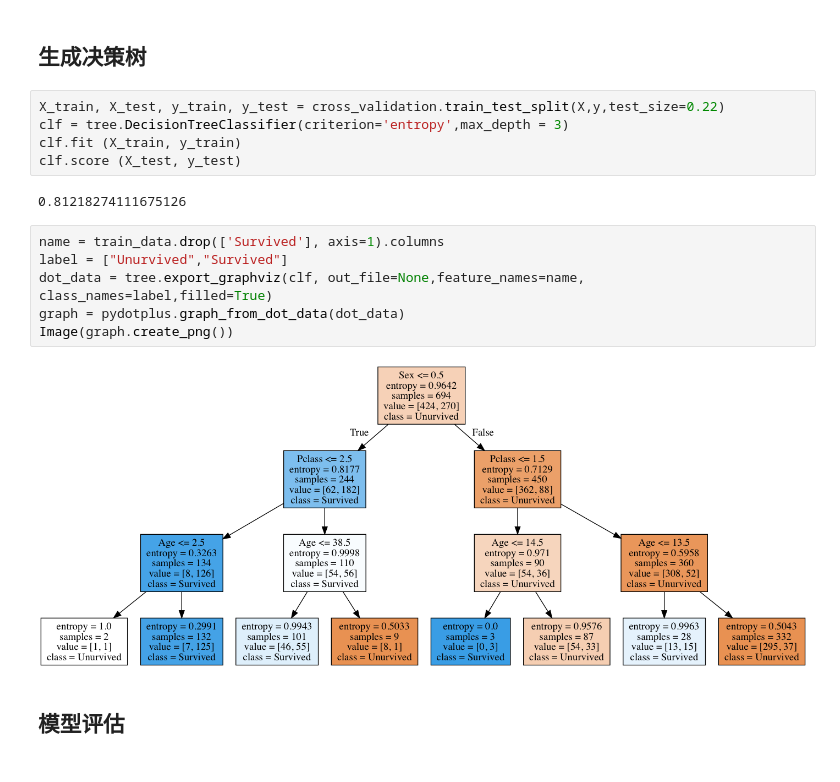
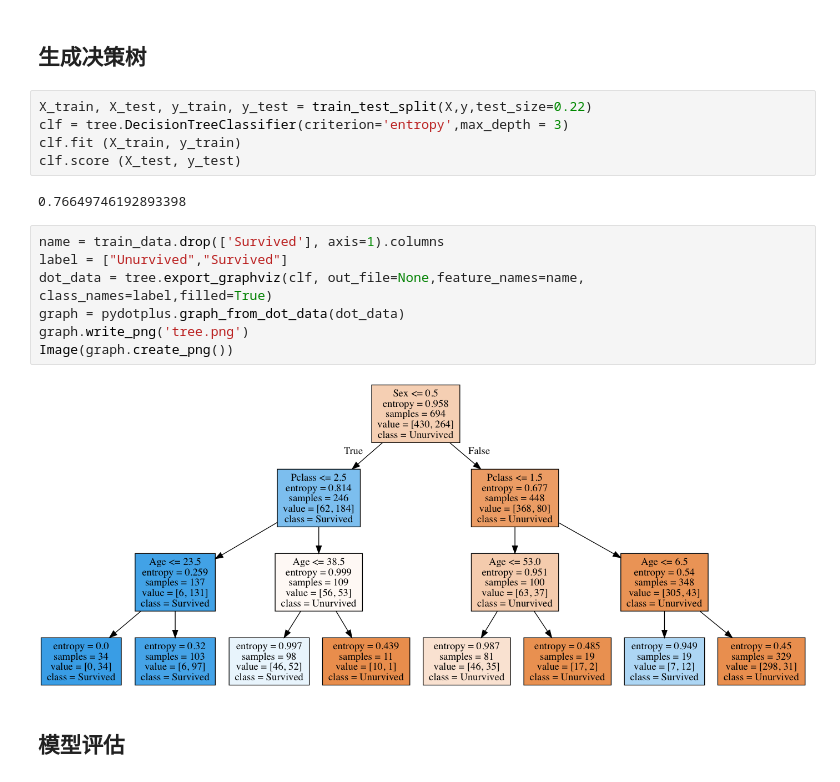
Before and after one commit to leeliang/data-analysis-example-for-beginners, a Jupyter notebook: kaggle_titanic/titanic.ipynb, the cells around one changed output. Drawn from its saved outputs; the diff is of its cells as text.

```diff
--- a/kaggle_titanic/titanic.ipynb
+++ b/kaggle_titanic/titanic.ipynb
@@ -89,20 +100,21 @@ y = train_data['Survived'].values
 # %% [markdown]
 ## 生成决策树
 # %%
-X_train, X_test, y_train, y_test = cross_validation.train_test_split(X,y,test_size=0.22)
+X_train, X_test, y_train, y_test = train_test_split(X,y,test_size=0.22)
 clf = tree.DecisionTreeClassifier(criterion='entropy',max_depth = 3)
 clf.fit (X_train, y_train)
 clf.score (X_test, y_test)
 # %% [output]
-0.81218274111675126
+0.76649746192893398
 # %%
 name = train_data.drop(['Survived'], axis=1).columns
 label = ["Unurvived","Survived"]
 dot_data = tree.export_graphviz(clf, out_file=None,feature_names=name, class_names=label,filled=True)
 graph = pydotplus.graph_from_dot_data(dot_data)
+graph.write_png('tree.png')
 Image(graph.create_png())
 # %% [output]
-[figure, old version]
+[figure, new version]
 # %% [markdown]
 ## 模型评估
 # %%
```
Also changed, not shown: parts of 10 cells of this notebook.
